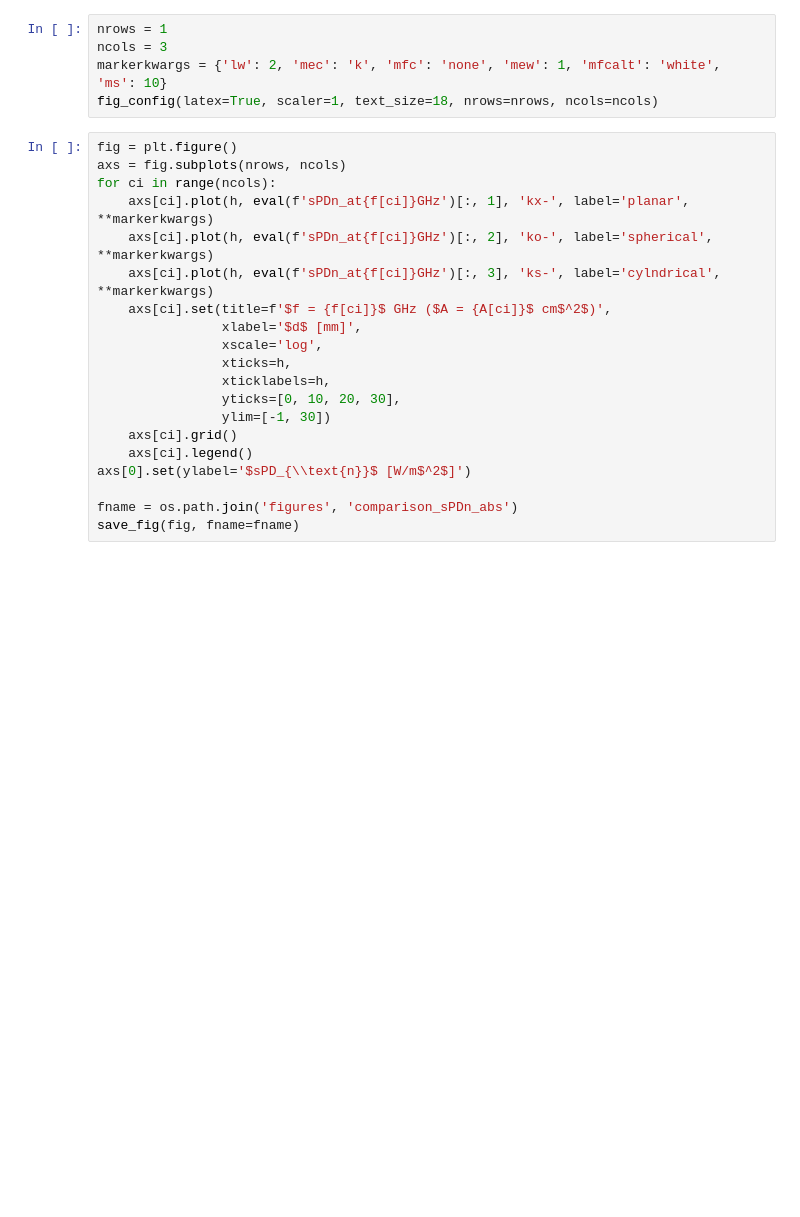
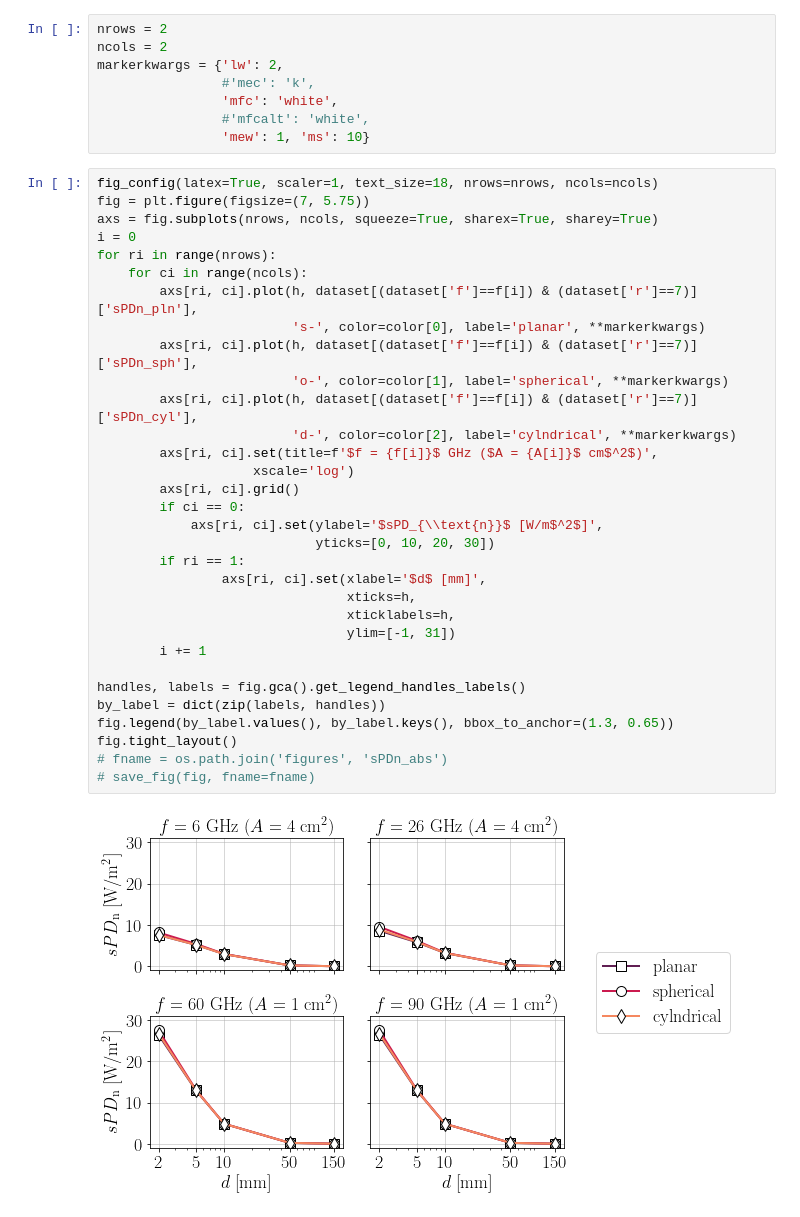
Before and after one commit to akapet00/EMF-exposure-analysis, a Jupyter notebook: playground/IRPA2022_paper/05_postprocessing.ipynb, the cells around one changed output. Cells and saved outputs as stored; diff of their text form; blank space fills up the shorter version.

```diff
--- a/playground/IRPA2022_paper/05_postprocessing.ipynb
+++ b/playground/IRPA2022_paper/05_postprocessing.ipynb
@@ -27,26 +40,43 @@ cyl_rpd_at60GHz = rpd(sPDn_at60GHz[:, 3], sPDn_at60GHz[:, 1])
 # %%
-nrows = 1
-ncols = 3
-markerkwargs = {'lw': 2, 'mec': 'k', 'mfc': 'none', 'mew': 1, 'mfcalt': 'white', 'ms': 10}
-fig_config(latex=True, scaler=1, text_size=18, nrows=nrows, ncols=ncols)
+nrows = 2
+ncols = 2
+markerkwargs = {'lw': 2,
+                #'mec': 'k',
+                'mfc': 'white',
+                #'mfcalt': 'white',
+                'mew': 1, 'ms': 10}
 # %%
-fig = plt.figure()
-axs = fig.subplots(nrows, ncols)
-for ci in range(ncols):
-    axs[ci].plot(h, eval(f'sPDn_at{f[ci]}GHz')[:, 1], 'kx-', label='planar', **markerkwargs)
-    axs[ci].plot(h, eval(f'sPDn_at{f[ci]}GHz')[:, 2], 'ko-', label='spherical', **markerkwargs)
-    axs[ci].plot(h, eval(f'sPDn_at{f[ci]}GHz')[:, 3], 'ks-', label='cylndrical', **markerkwargs)
-    axs[ci].set(title=f'$f = {f[ci]}$ GHz ($A = {A[ci]}$ cm$^2$)',
-                xlabel='$d$ [mm]',
-                xscale='log',
-                xticks=h,
-                xticklabels=h,
-                yticks=[0, 10, 20, 30],
-                ylim=[-1, 30])
-    axs[ci].grid()
-    axs[ci].legend()
-axs[0].set(ylabel='$sPD_{\\text{n}}$ [W/m$^2$]')
+fig_config(latex=True, scaler=1, text_size=18, nrows=nrows, ncols=ncols)
+fig = plt.figure(figsize=(7, 5.75))
+axs = fig.subplots(nrows, ncols, squeeze=True, sharex=True, sharey=True)
+i = 0
+for ri in range(nrows):
+    for ci in range(ncols):
+        axs[ri, ci].plot(h, dataset[(dataset['f']==f[i]) & (dataset['r']==7)]['sPDn_pln'],
+                         's-', color=color[0], label='planar', **markerkwargs)
+        axs[ri, ci].plot(h, dataset[(dataset['f']==f[i]) & (dataset['r']==7)]['sPDn_sph'],
+                         'o-', color=color[1], label='spherical', **markerkwargs)
+        axs[ri, ci].plot(h, dataset[(dataset['f']==f[i]) & (dataset['r']==7)]['sPDn_cyl'],
+                         'd-', color=color[2], label='cylndrical', **markerkwargs)
+        axs[ri, ci].set(title=f'$f = {f[i]}$ GHz ($A = {A[i]}$ cm$^2$)',
+                    xscale='log')
+        axs[ri, ci].grid()
+        if ci == 0:
+            axs[ri, ci].set(ylabel='$sPD_{\\text{n}}$ [W/m$^2$]',
+                            yticks=[0, 10, 20, 30])
+        if ri == 1:
+                axs[ri, ci].set(xlabel='$d$ [mm]',
+                                xticks=h,
+                                xticklabels=h,
+                                ylim=[-1, 31])
+        i += 1
 
-fname = os.path.join('figures', 'comparison_sPDn_abs')
-save_fig(fig, fname=fname)
+handles, labels = fig.gca().get_legend_handles_labels()
+by_label = dict(zip(labels, handles))
+fig.legend(by_label.values(), by_label.keys(), bbox_to_anchor=(1.3, 0.65))
+fig.tight_layout()
+# fname = os.path.join('figures', 'sPDn_abs')
+# save_fig(fig, fname=fname)
+# %% [output]
+[figure, added]
 # %%
```
Also changed, not shown: parts of 6 cells of this notebook.
